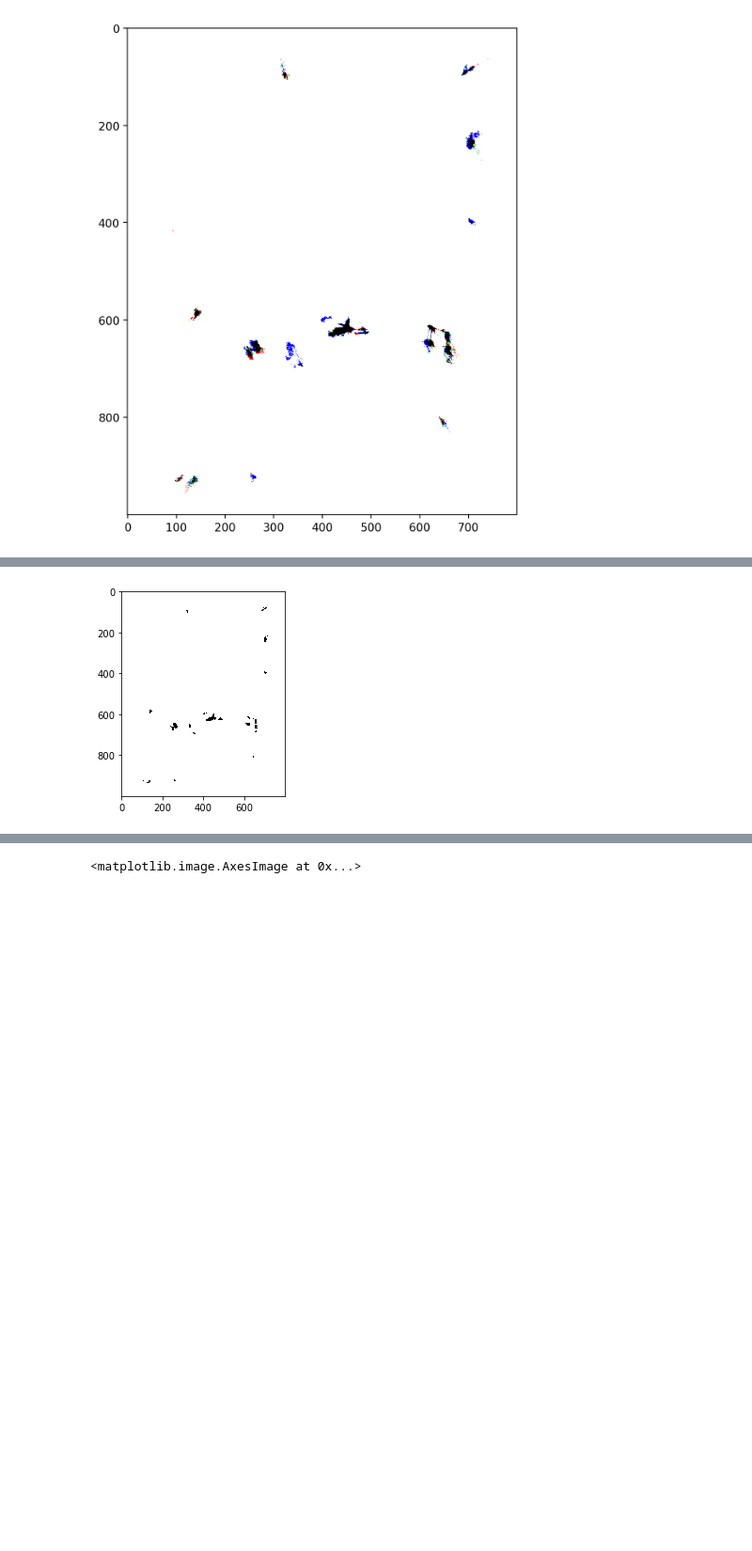
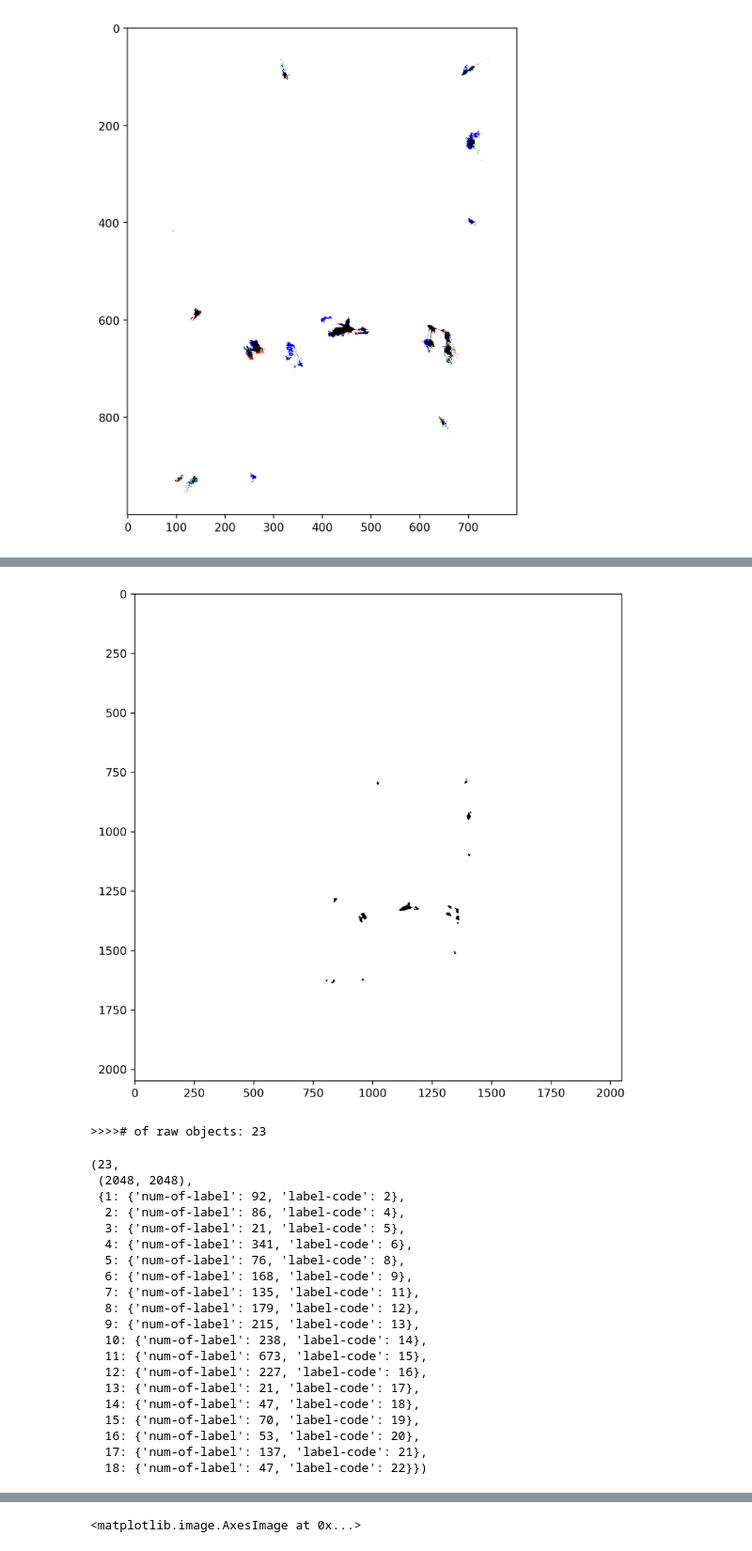
Before and after one commit to Chen-Yu-Qiang/mapping_explorer, a Jupyter notebook: jupyterNotebook/accumulate_map.ipynb, the cells around one changed output, grey strips where cells are left out. Shown: that part at 94% size. Saved outputs shown, nothing was run; the diff lists cells and outputs as text; code cells hidden in the pictures; blank space fills up the shorter version.

```diff
--- a/jupyterNotebook/accumulate_map.ipynb
+++ b/jupyterNotebook/accumulate_map.ipynb
@@ -53,5 +58,19 @@ def morph_map(raw_pgm_binary):
 #     subplot.imshow(cv2.cvtColor(raw_pgm, cv2.COLOR_BGR2RGB))
 #     subplot = fig.add_subplot(122)
 #     subplot.imshow(cv2.cvtColor(raw_pgm_binary, cv2.COLOR_BGR2RGB))
-    plt.imshow(cv2.cvtColor(raw_pgm_binary[700:1700,700:1500], cv2.COLOR_BGR2RGB))
+#     plt.imshow(cv2.cvtColor(raw_pgm_binary[700:1700,700:1500], cv2.COLOR_BGR2RGB))
     return raw_pgm_binary
+# %%
+def filter_labels(num_objects, labels):
+    filter_labels_list = []
+    trunk_label_dict = {}
+    count = 0
+    for i in range(num_objects):
+        if len(labels[labels==i])>21 and len(labels[labels==i])<1000:
+#             if (accu_map[labels==i,:][:,0] == 255).all():
+#                 print("leaves")
+#             else:
+                filter_labels_list.append(i)
+                count+=1
+                trunk_label_dict[count] = {'num-of-label': len(labels[labels==i]), 'label-code':i}
+    return filter_labels_list, trunk_label_dict
@@ -58,8 +99,43 @@ def morph_map(raw_pgm_binary):
 # %%
 raw_pgm_binary_all = np.zeros(raw_pgm_35.shape,dtype=np.uint8) + 255
-mask = np.logical_or(raw_pgm_35==0, raw_pgm_57==0)
-mask = np.logical_or(mask, raw_pgm_79==0)
+mask = np.logical_or( np.logical_or(raw_pgm_35==0, raw_pgm_57==0), raw_pgm_79==0 )
 raw_pgm_binary_all[mask]=0
 morph_pgm_binary_all = morph_map(raw_pgm_binary_all)
+
+file_path = '/home/ncslaber/110-1/211002_allLibrary/2021-10-02-17-29-15/1116_test2_after_preprocess/'
+tmp_raw_pgm = cv2.imread(file_path+"raw_modified_700-1700_700-1500.png")
+tmp_raw_pgm = cv2.cvtColor(tmp_raw_pgm, cv2.COLOR_RGB2GRAY)
+morph_pgm_binary_all[700:1700,700:1500] = tmp_raw_pgm
+fig1,ax1 = plt.subplots(figsize=(8,8),dpi=300)
+plt.imshow(cv2.cvtColor(morph_pgm_binary_all, cv2.COLOR_BGR2RGB))
+plt.show()
+
+tmp = np.zeros(raw_pgm_35.shape,dtype=np.uint8)
+tmp[morph_pgm_binary_all==0]=255
+num_objects, labels = cv2.connectedComponents(tmp)
+filter_labels_list, trunk_label_dict = filter_labels(num_objects, labels)
+print('>>>># of raw objects:',num_objects)
+num_objects,labels.shape, trunk_label_dict
 # %% [output]
-[figure, old version]
+[figure, new version]
+>>>># of raw objects: 23
+(23,
+ (2048, 2048),
+ {1: {'num-of-label': 92, 'label-code': 2},
+  2: {'num-of-label': 86, 'label-code': 4},
+  3: {'num-of-label': 21, 'label-code': 5},
+  4: {'num-of-label': 341, 'label-code': 6},
+  5: {'num-of-label': 76, 'label-code': 8},
+  6: {'num-of-label': 168, 'label-code': 9},
+  7: {'num-of-label': 135, 'label-code': 11},
+  8: {'num-of-label': 179, 'label-code': 12},
+  9: {'num-of-label': 215, 'label-code': 13},
+  10: {'num-of-label': 238, 'label-code': 14},
+  11: {'num-of-label': 673, 'label-code': 15},
+  12: {'num-of-label': 227, 'label-code': 16},
+  13: {'num-of-label': 21, 'label-code': 17},
+  14: {'num-of-label': 47, 'label-code': 18},
+  15: {'num-of-label': 70, 'label-code': 19},
+  16: {'num-of-label': 53, 'label-code': 20},
+  17: {'num-of-label': 137, 'label-code': 21},
+  18: {'num-of-label': 47, 'label-code': 22}})
```
Also changed, not shown: parts of 28 cells of this notebook, 4 other files.
